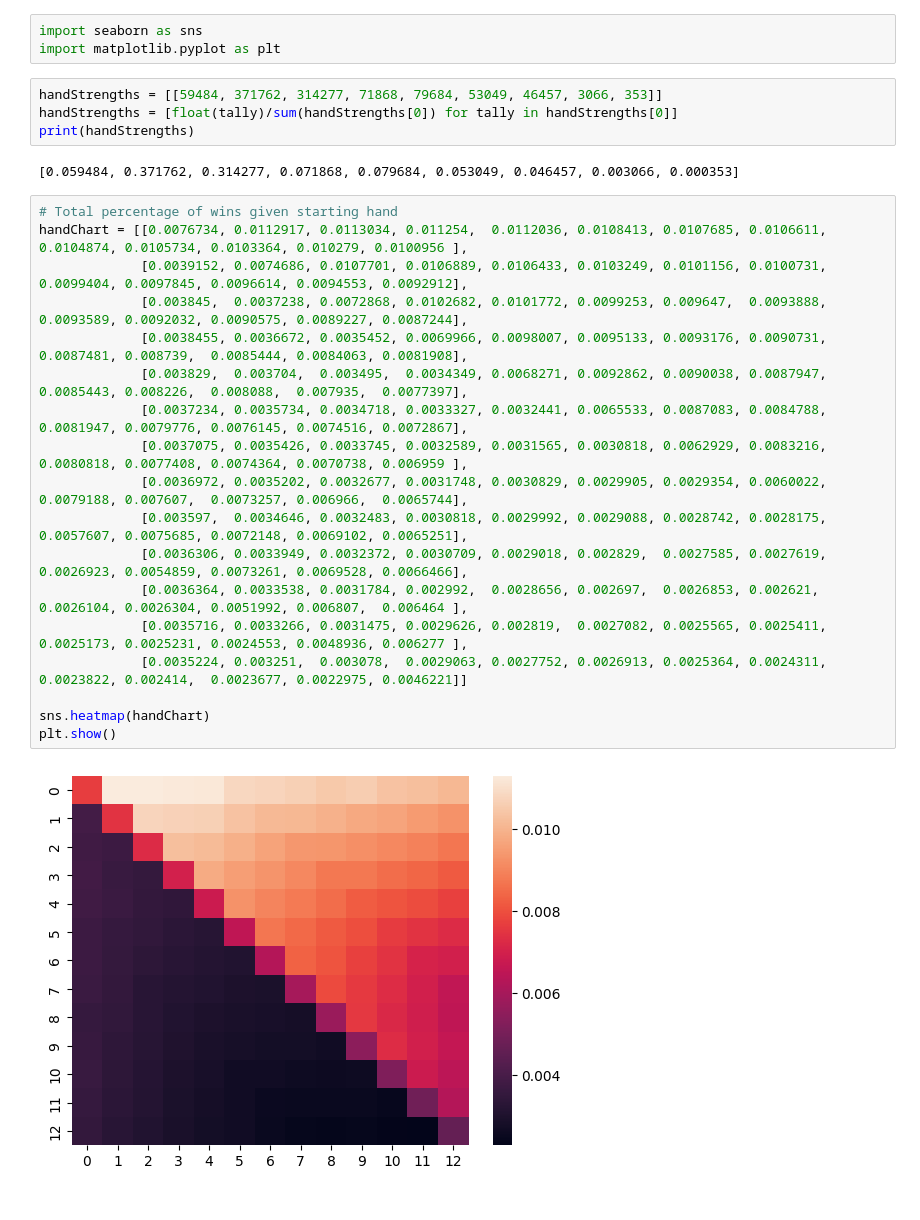
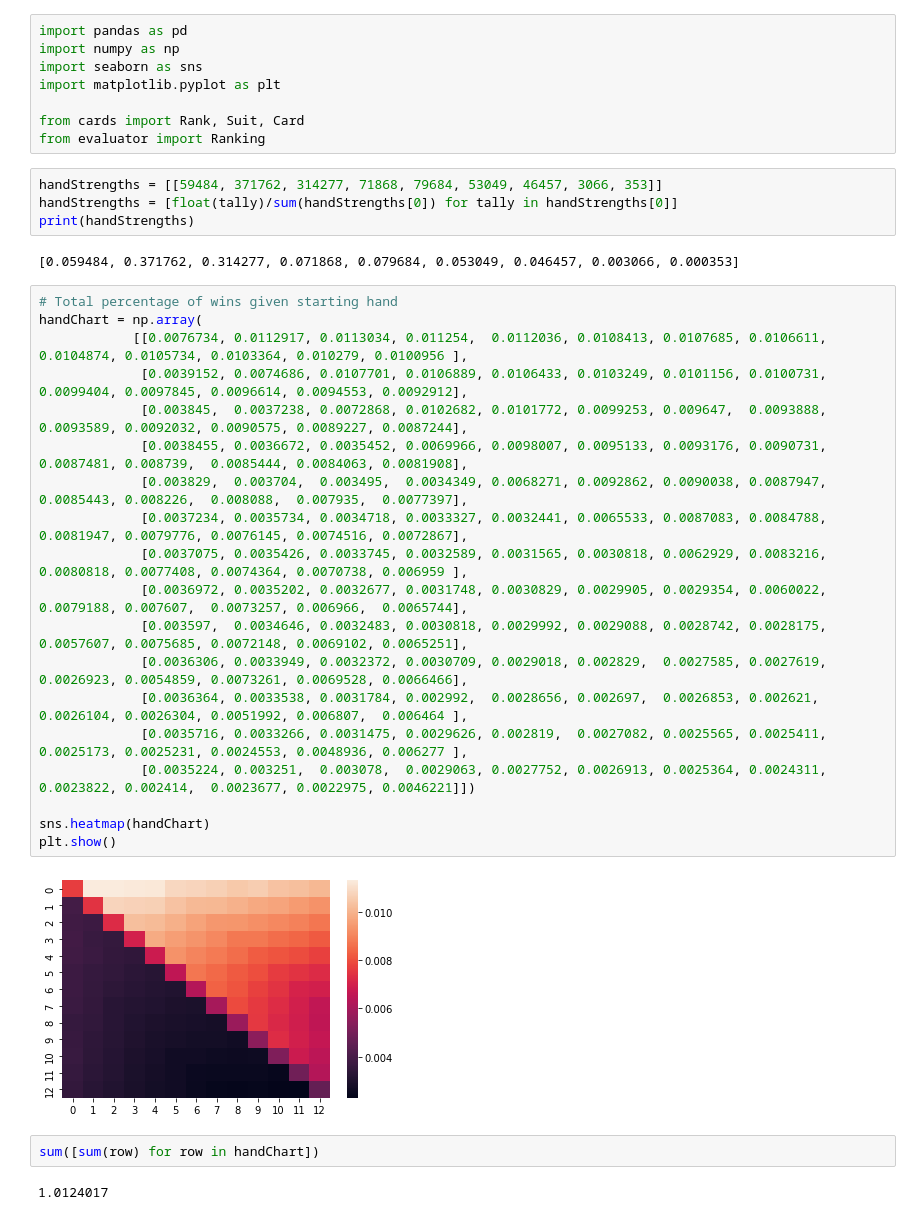
Before and after one commit to AughdonBreslin/Poker, a Jupyter notebook: visual.ipynb, the cells around one changed output. Drawn from its saved outputs; the diff is of its cells as text.

```diff
--- a/visual.ipynb
+++ b/visual.ipynb
@@ -1,6 +1,11 @@
 # %%
+import pandas as pd
+import numpy as np
 import seaborn as sns
 import matplotlib.pyplot as plt
+
+from cards import Rank, Suit, Card
+from evaluator import Ranking
 # %%
 handStrengths = [[59484, 371762, 314277, 71868, 79684, 53049, 46457, 3066, 353]]
 handStrengths = [float(tally)/sum(handStrengths[0]) for tally in handStrengths[0]]
@@ -9,24 +14,29 @@ print(handStrengths)
 [0.059484, 0.371762, 0.314277, 0.071868, 0.079684, 0.053049, 0.046457, 0.003066, 0.000353]
 # %%
 # Total percentage of wins given starting hand
-handChart = [[0.0076734, 0.0112917, 0.0113034, 0.011254,  0.0112036, 0.0108413, 0.0107685, 0.0106611, 0.0104874, 0.0105734, 0.0103364, 0.010279, 0.0100956 ],
+handChart = np.array(
+            [[0.0076734, 0.0112917, 0.0113034, 0.011254,  0.0112036, 0.0108413, 0.0107685, 0.0106611, 0.0104874, 0.0105734, 0.0103364, 0.010279, 0.0100956 ],
              [0.0039152, 0.0074686, 0.0107701, 0.0106889, 0.0106433, 0.0103249, 0.0101156, 0.0100731, 0.0099404, 0.0097845, 0.0096614, 0.0094553, 0.0092912],
              [0.003845,  0.0037238, 0.0072868, 0.0102682, 0.0101772, 0.0099253, 0.009647,  0.0093888, 0.0093589, 0.0092032, 0.0090575, 0.0089227, 0.0087244],
              [0.0038455, 0.0036672, 0.0035452, 0.0069966, 0.0098007, 0.0095133, 0.0093176, 0.0090731, 0.0087481, 0.008739,  0.0085444, 0.0084063, 0.0081908],
              [0.003829,  0.003704,  0.003495,  0.0034349, 0.0068271, 0.0092862, 0.0090038, 0.0087947, 0.0085443, 0.008226,  0.008088,  0.007935,  0.0077397],
              [0.0037234, 0.0035734, 0.0034718, 0.0033327, 0.0032441, 0.0065533, 0.0087083, 0.0084788, 0.0081947, 0.0079776, 0.0076145, 0.0074516, 0.0072867],
              [0.0037075, 0.0035426, 0.0033745, 0.0032589, 0.0031565, 0.0030818, 0.0062929, 0.0083216, 0.0080818, 0.0077408, 0.0074364, 0.0070738, 0.006959 ],
              [0.0036972, 0.0035202, 0.0032677, 0.0031748, 0.0030829, 0.0029905, 0.0029354, 0.0060022, 0.0079188, 0.007607,  0.0073257, 0.006966,  0.0065744],
              [0.003597,  0.0034646, 0.0032483, 0.0030818, 0.0029992, 0.0029088, 0.0028742, 0.0028175, 0.0057607, 0.0075685, 0.0072148, 0.0069102, 0.0065251],
              [0.0036306, 0.0033949, 0.0032372, 0.0030709, 0.0029018, 0.002829,  0.0027585, 0.0027619, 0.0026923, 0.0054859, 0.0073261, 0.0069528, 0.0066466],
              [0.0036364, 0.0033538, 0.0031784, 0.002992,  0.0028656, 0.002697,  0.0026853, 0.002621,  0.0026104, 0.0026304, 0.0051992, 0.006807,  0.006464 ],
              [0.0035716, 0.0033266, 0.0031475, 0.0029626, 0.002819,  0.0027082, 0.0025565, 0.0025411, 0.0025173, 0.0025231, 0.0024553, 0.0048936, 0.006277 ],
-             [0.0035224, 0.003251,  0.003078,  0.0029063, 0.0027752, 0.0026913, 0.0025364, 0.0024311, 0.0023822, 0.002414,  0.0023677, 0.0022975, 0.0046221]]
+             [0.0035224, 0.003251,  0.003078,  0.0029063, 0.0027752, 0.0026913, 0.0025364, 0.0024311, 0.0023822, 0.002414,  0.0023677, 0.0022975, 0.0046221]])
 
 sns.heatmap(handChart)
 plt.show()
 # %% [output]
-[figure, old version]
+[figure, new version]
+# %%
+sum([sum(row) for row in handChart])
+# %% [output]
+1.0124017
 # %%
 # Normalize for combinations that can make up that hand
 #  For example, 6 combos of AA, but only 4 combos of AKs and 12 combos of AKo
```
Also changed, not shown: parts of 11 cells of this notebook, 8 other files.
